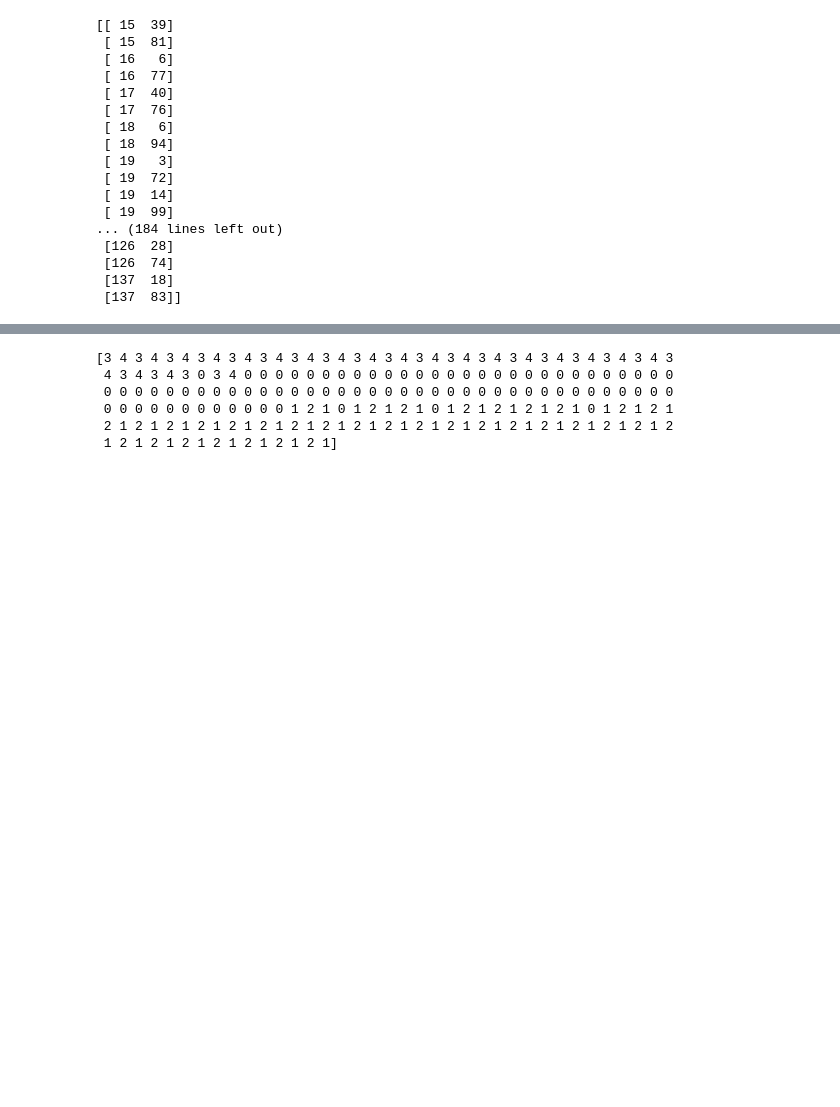
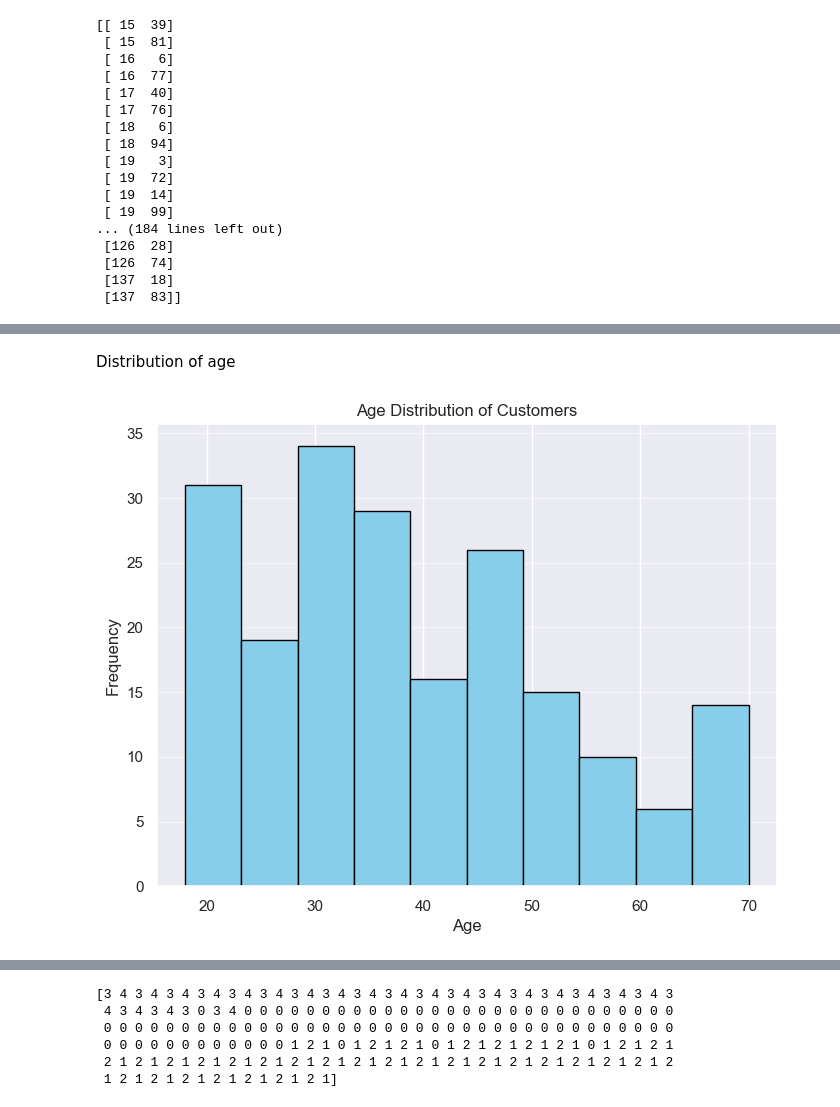
Before and after one commit to amayaambagaspitiya/CustomerSegment, a Jupyter notebook: CustomerSegment.ipynb, the cells around one changed output, grey strips where cells are left out. Cells and saved outputs as stored; diff of their text form; code cells hidden in the pictures; blank space fills up the shorter version.

```diff
--- a/CustomerSegment.ipynb
+++ b/CustomerSegment.ipynb
@@ -102,0 +94,14 @@ Optimum number of clusters = 5
+# %% [markdown]
+Distribution of age
+# %%
+# Create histogram for age distribution
+# Create histogram for age distribution
+plt.figure(figsize=(8, 6))  # Adjust figure size if needed
+plt.hist(customer_data['Age'], bins=10, color='skyblue', edgecolor='black')
+plt.title('Age Distribution of Customers')
+plt.xlabel('Age')
+plt.ylabel('Frequency')
+plt.grid(axis='y', alpha=0.5)
+plt.show()
+# %% [output]
+[figure, added]
```
Also changed, not shown: parts of 15 cells of this notebook.
